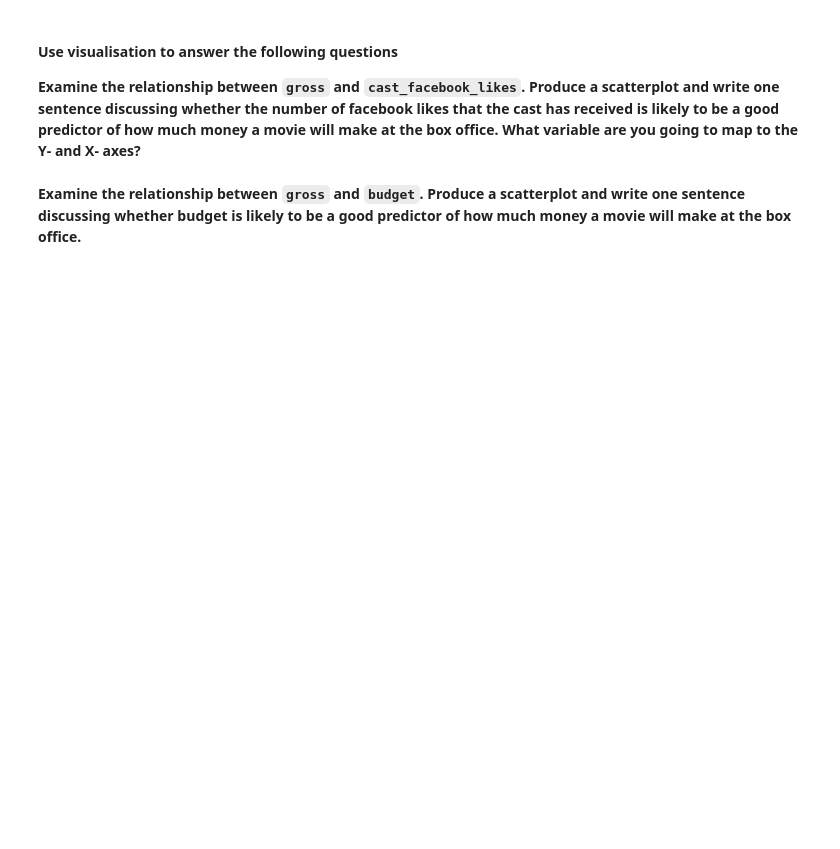
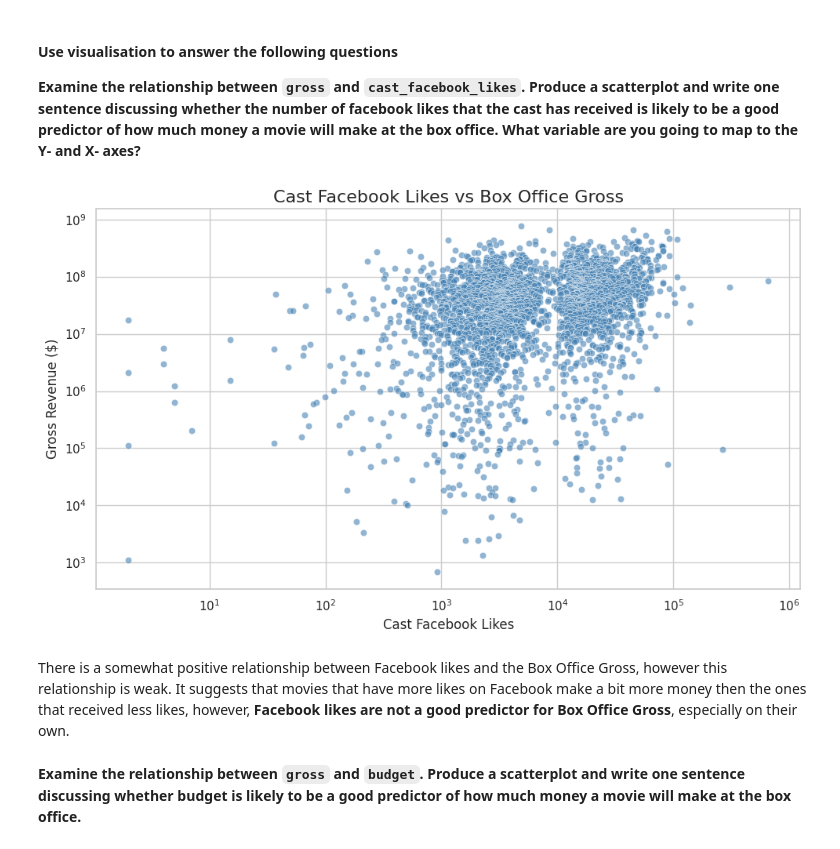
Before and after one commit to alexaromanova/Analytics-through-Coding-Class, a Jupyter notebook: Session_2/Homework.ipynb, the cells around one changed output. Cells and saved outputs as stored; diff of their text form; code cells hidden in the pictures; blank space fills up the shorter version.

```diff
--- a/Session_2/Homework.ipynb
+++ b/Session_2/Homework.ipynb
@@ -75,5 +241,21 @@ SyntaxError: unmatched ')' (126386331.py, line 2)
 #### Use visualisation to answer the following questions
 
 **Examine the relationship between `gross` and `cast_facebook_likes`. Produce a scatterplot and write one sentence discussing whether the number of facebook likes that the cast has received is likely to be a good predictor of how much money a movie will make at the box office. What variable are you going to map to the Y- and X- axes?**
+# %%
+plt.figure(figsize=(10, 6))
+
+sns.scatterplot(data = movies, x = 'cast_facebook_likes', y = 'gross', alpha = 0.6, color = 'steelblue')
+
+plt.title('Cast Facebook Likes vs Box Office Gross', fontsize=16)
+plt.xlabel('Cast Facebook Likes', fontsize=12)
+plt.ylabel('Gross Revenue ($)', fontsize=12)
+plt.yscale('log')  # helps visualize wide range of gross values
+plt.xscale('log')  # helps spread out skewed data
+plt.tight_layout()
+plt.show()
+# %% [output]
+[figure, added]
+# %% [markdown]
+There is a somewhat positive relationship between Facebook likes and the Box Office Gross, however this relationship is weak. It suggests that movies that have more likes on Facebook make a bit more money then the ones that received less likes, however, **Facebook likes are not a good predictor for Box Office Gross**, especially on their own.
 # %% [markdown]
 **Examine the relationship between `gross` and `budget`. Produce a scatterplot and write one sentence discussing whether budget is likely to be a good predictor of how much money a movie will make at the box office.**
```
Also changed, not shown: parts of 17 cells of this notebook, 1 other file.
